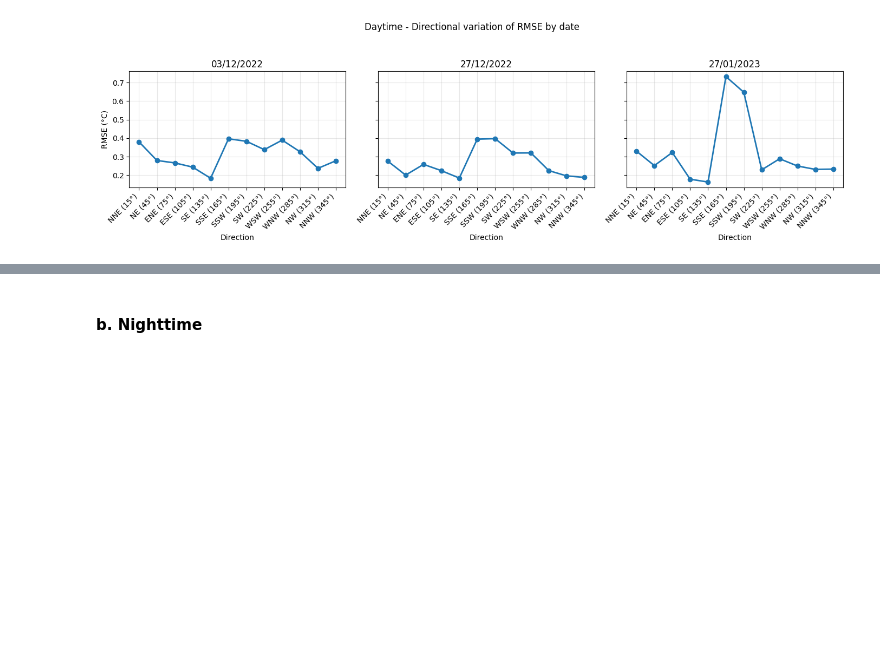
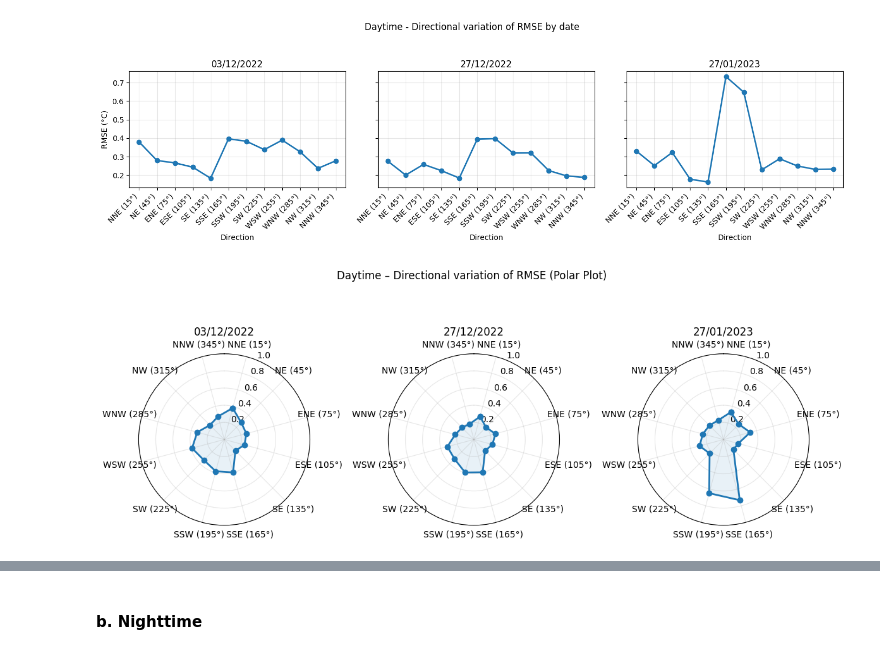
Before and after one commit to percyyvon-r/PhD-chapter2-data-fusion-full-diurnal-lst, a Jupyter notebook: notebook/fused_lst_temporalStability_spatialPatternConsistency.ipynb, the cells around one changed output, grey strips where cells are left out. Saved outputs shown, nothing was run; the diff lists cells and outputs as text; code cells hidden in the pictures; blank space fills up the shorter version.

Commit message:
created a polar plot

```diff
--- a/notebook/fused_lst_temporalStability_spatialPatternConsistency.ipynb
+++ b/notebook/fused_lst_temporalStability_spatialPatternConsistency.ipynb
@@ -901,3 +902,63 @@ plt.savefig("day_RMSE_vs_date_and_direction.png", dpi=300)
 plt.show()
 # %% [output]
 [figure]
+# %%
+import numpy as np
+import matplotlib.pyplot as plt
+import pandas as pd
+
+# Get sorted unique dates
+dates = sorted(day_metrics_by_date_direction["date"].unique())
+
+fig, axes = plt.subplots(
+    nrows=1,
+    ncols=len(dates),
+    subplot_kw={'projection': 'polar'},
+    figsize=(4 * len(dates), 4)
+)
+
+# If only one date, axes is not iterable
+if len(dates) == 1:
+    axes = [axes]
+
+for ax, date in zip(axes, dates):
+
+    df_plot = (
+        day_metrics_by_date_direction
+        [day_metrics_by_date_direction["date"] == date]
+        .sort_values("direction")
+    )
+
+    theta = np.deg2rad(df_plot["direction"].values)
+    values = df_plot["RMSE"].values
+
+    # Close circle
+    theta = np.append(theta, theta[0])
+    values = np.append(values, values[0])
+
+    ax.plot(theta, values, marker="o", linewidth=2)
+    ax.fill(theta, values, alpha=0.1)
+
+    # ✅ Geographic orientation
+    ax.set_theta_zero_location("N")
+    ax.set_theta_direction(-1)
+
+    # ✅ Fixed radial limits
+    ax.set_ylim(0, 1)
+
+    ax.set_title(pd.Timestamp(date).strftime('%d/%m/%Y'))
+
+    ax.set_xticks(np.deg2rad(df_plot["direction"]))
+    ax.set_xticklabels(
+        [direction_labels[d] for d in df_plot["direction"]]
+    )
+
+    ax.grid(True, alpha=0.3)
+
+plt.suptitle("Daytime – Directional variation of RMSE (Polar Plot)", y=1.1)
+plt.tight_layout()
+
+plt.savefig("day_RMSE_polar.png", dpi=300)
+plt.show()
+# %% [output]
+[figure, added]
```
Also changed, not shown: parts of 5 cells of this notebook, 33 other files.
